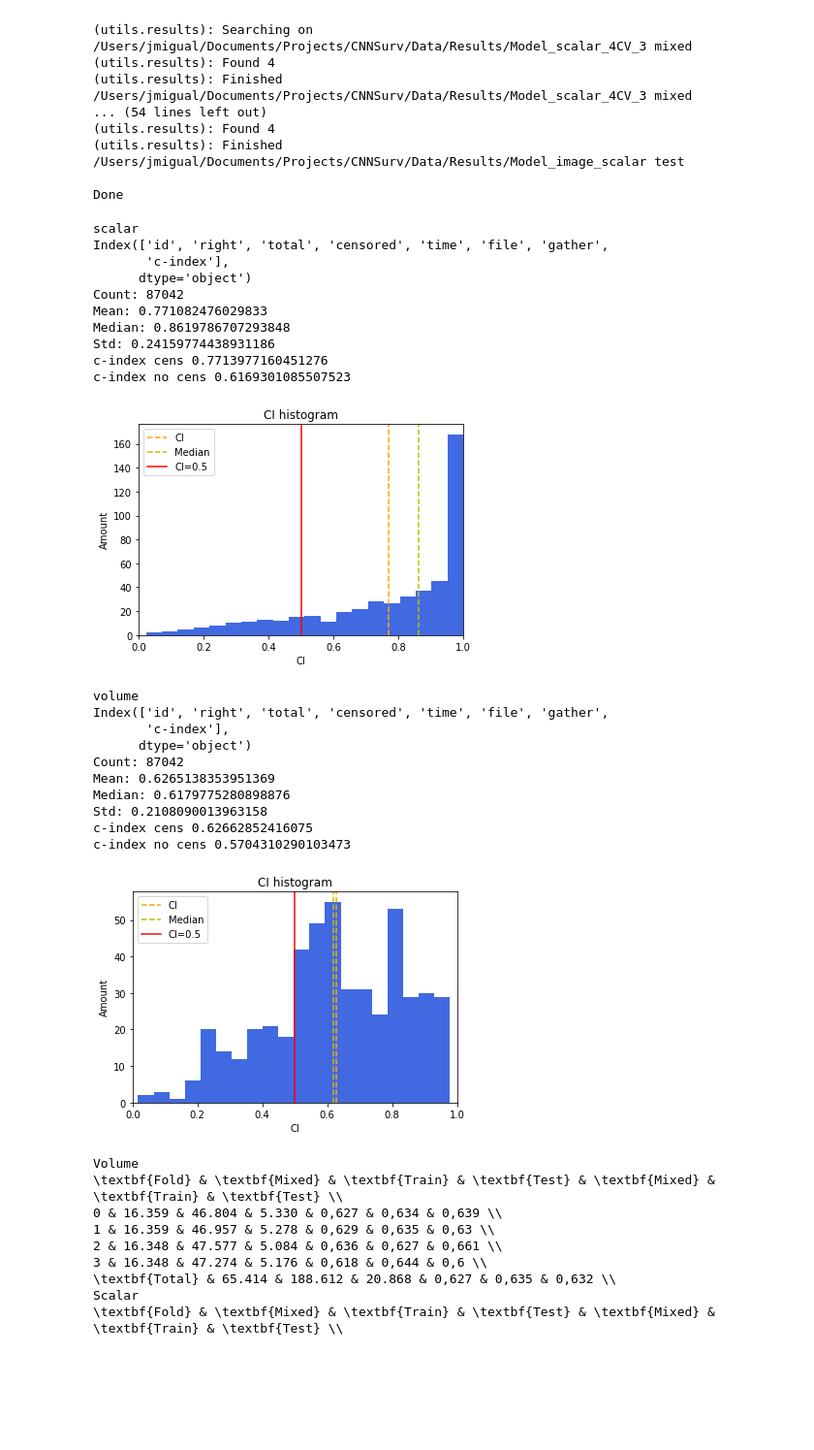
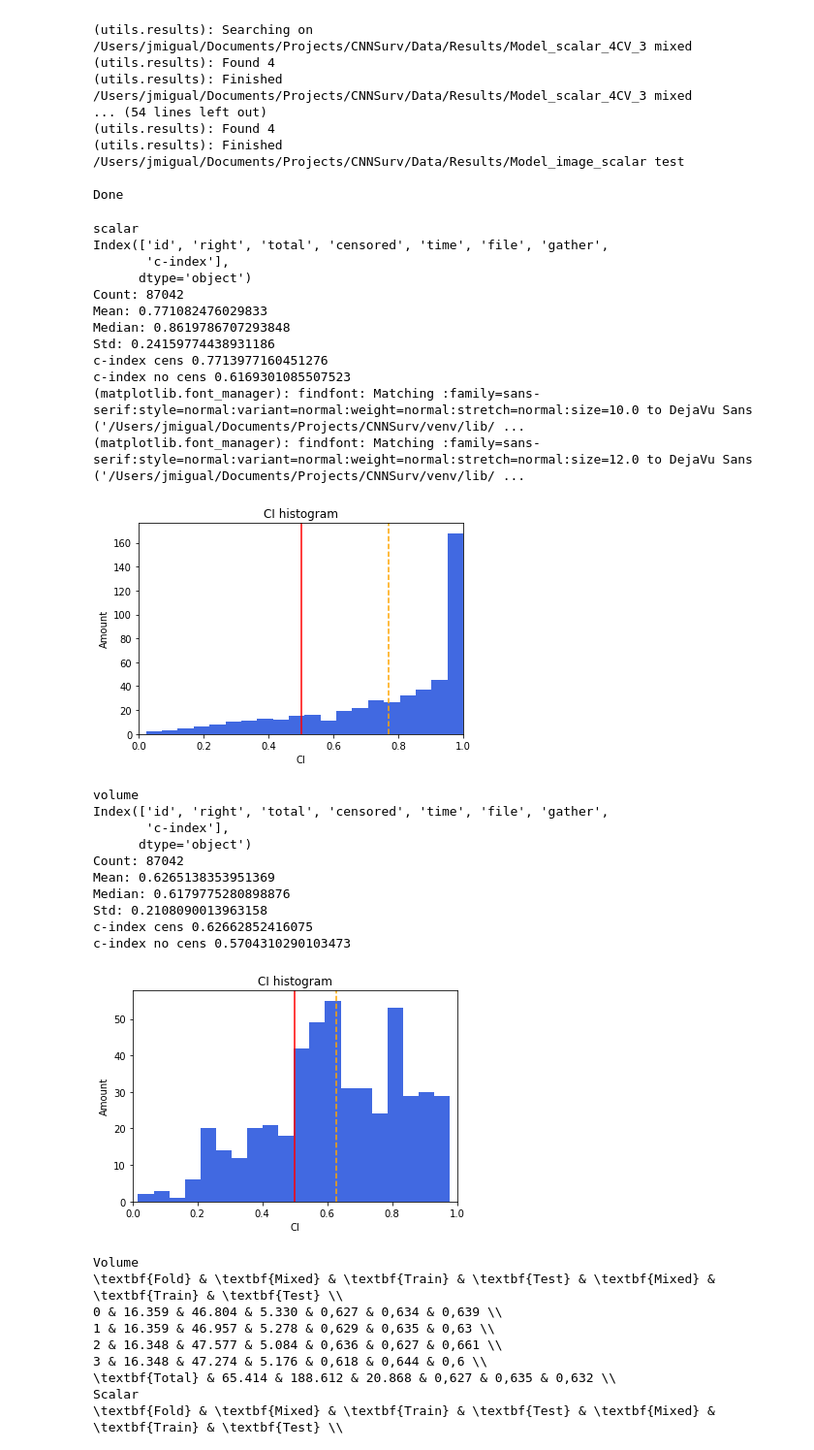
Before and after one commit to bhklab/DeepCINET, a Jupyter notebook: Jupyter/final_mixed_plots.ipynb, the cells around one changed output. Shown at 97% size. Saved outputs shown, nothing was run; the diff lists cells and outputs as text; code cells hidden in the pictures; blank space fills up the shorter version.

Commit message:
Improve final plots

```diff
--- a/Jupyter/final_mixed_plots.ipynb
+++ b/Jupyter/final_mixed_plots.ipynb
@@ -147,7 +147,7 @@ def results_hits(cens_results: pd.DataFrame, uncens_results: pd.DataFrame, name)
     # plt.axvline(float(mean), color='g', linestyle='dashed')
     # plt.text(float(mean), max_val*.8, "mean", rotation=-90)
 
-    plt.axvline(float(median), color='y', linestyle='dashed')
+    # plt.axvline(float(median), color='y', linestyle='dashed')
     # plt.text(float(median), max_val*.8, "median", rotation=-90)
 
     plt.xlim(0, 1)
@@ -164,46 +164,48 @@ def results_hits(cens_results: pd.DataFrame, uncens_results: pd.DataFrame, name)
         # Line2D([0], [0], color='royalblue', lw=5),
         # Line2D([0], [0], color='orange', lw=5),
     ]
-    ax.legend(lines, [
-        "CI",
-        # "Mean",
-        "Median",
-        "CI=0.5",
-        # "All",
-        # "Uncensored"
-    ])
+    # ax.legend(lines, [
+    #     "CI",
+    #     # "Mean",
+    #     "Median",
+    #     "CI=0.5",
+    #     # "All",
+    #     # "Uncensored"
+    # ])
 
     # plt.legend(loc='upper left')
     plt.title("CI histogram")
 
     plt.savefig(f"outputs/c-index_{name}.png", dpi=300)
     plt.show()
 
 
 results_hits(*(results['scalar']['mixed'][0]), "scalar")
 results_hits(*(results['volume']['mixed'][0]), "volume")
 
 # print("Scalar CV")
 # results_hits(*(results['scalar_CV']['mixed'][0]), "scalar_mixed")
 # results_hits(*(results['scalar_CV']['train'][0]), "scalar_train")
 # results_hits(*(results['scalar_CV']['test'][0]), "scalar_test")
 #
 # print("Volume CV")
 # results_hits(*(results['volume_CV']['mixed'][0]), "volume_mixed")
 # results_hits(*(results['volume_CV']['train'][0]), "volume_train")
 # results_hits(*(results['volume_CV']['test'][0]), "volume_test")
 # %% [output]
 scalar
 Index(['id', 'right', 'total', 'censored', 'time', 'file', 'gather',
        'c-index'],
       dtype='object')
 Count: 87042
 Mean: 0.771082476029833
 Median: 0.8619786707293848
 Std: 0.24159774438931186
 c-index cens 0.7713977160451276
 c-index no cens 0.6169301085507523
+(matplotlib.font_manager): findfont: Matching :family=sans-serif:style=normal:variant=normal:weight=normal:stretch=normal:size=10.0 to DejaVu Sans ('/Users/jmigual/Documents/Projects/CNNSurv/venv/lib/ ...
+(matplotlib.font_manager): findfont: Matching :family=sans-serif:style=normal:variant=normal:weight=normal:stretch=normal:size=12.0 to DejaVu Sans ('/Users/jmigual/Documents/Projects/CNNSurv/venv/lib/ ...
-[figure, old version]
+[figure, new version]
 volume
 Index(['id', 'right', 'total', 'censored', 'time', 'file', 'gather',
        'c-index'],
@@ -214,7 +216,7 @@ Median: 0.6179775280898876
 Std: 0.2108090013963158
 c-index cens 0.62662852416075
 c-index no cens 0.5704310290103473
-[figure, old version]
+[figure, new version]
 # %%
 def create_latex_table(all_dict):
     # print(r"\textbf{Fold} & \textbf{Train} & \textbf{Test} & \textbf{Mixed} & \textbf{Train} "
```
